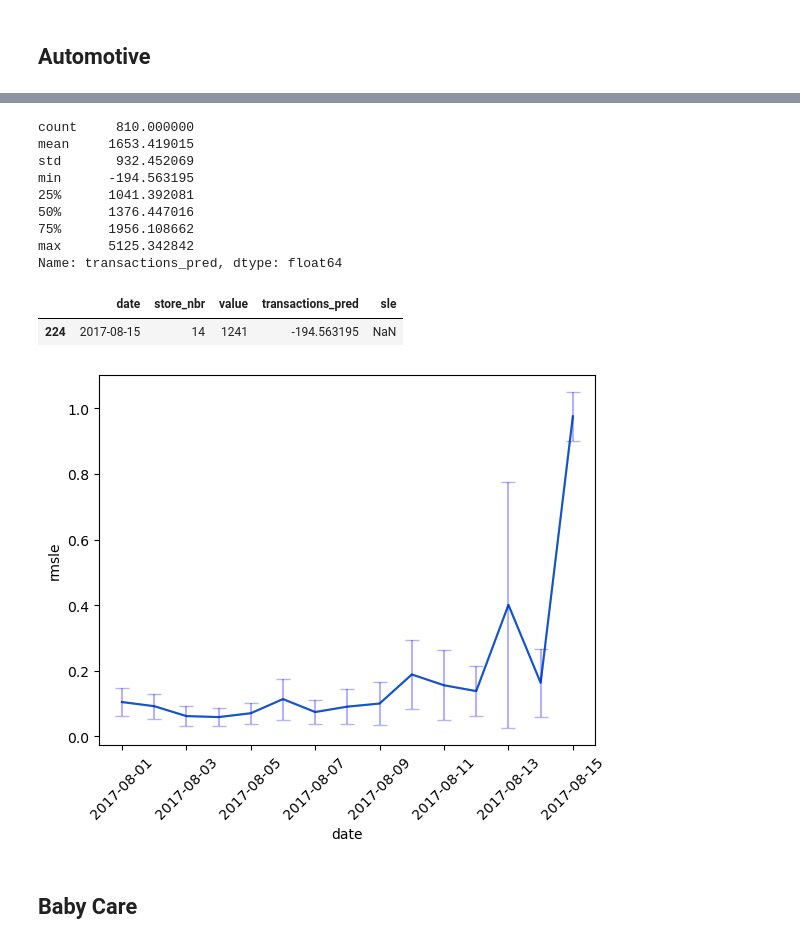
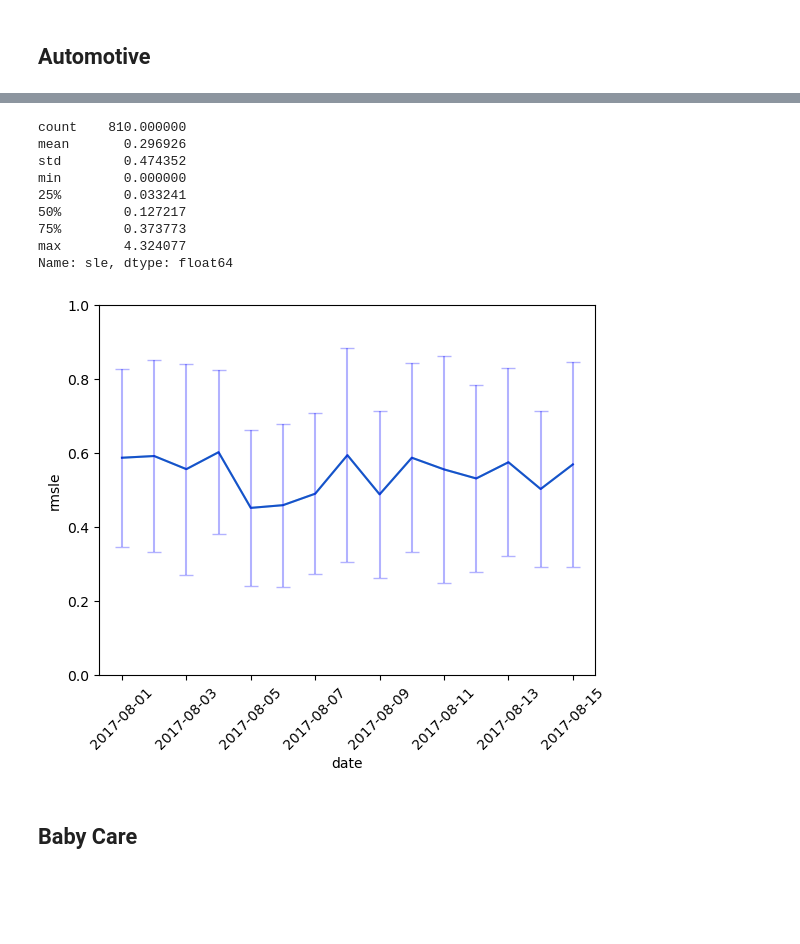
Before and after one commit to flylight-max/Time_Series_forecasting, a Jupyter notebook: sales_pred_item/performance.ipynb, the cells around one changed output, grey strips where cells are left out. Cells and saved outputs as stored; diff of their text form; code cells hidden in the pictures; blank space fills up the shorter version.

Commit message:
Better but need to understand why neg values

```diff
--- a/sales_pred_item/performance.ipynb
+++ b/sales_pred_item/performance.ipynb
@@ -31 +31,3 @@ auto_pred
 810 rows × 4 columns
+# %%
+auto_pred["prediction"] = auto_pred["prediction"].astype("int")
@@ -87,30 +166,23 @@ memory usage: 25.4 KB
 # %%
 n_stores = len(auto_pred["store_nbr"].unique())
-auto_pred["sle"] = (np.log(auto_pred["transactions_pred"] + 1) - np.log(auto_pred["value"] + 1)) ** 2
+auto_pred["sle"] = (np.log(auto_pred["value"] + 1) - np.log(auto_pred["prediction"] + 1)) ** 2
 # %%
-auto_pred["transactions_pred"].describe()
+auto_pred["sle"].describe()
 # %% [output]
-count     810.000000
-mean     1653.419015
-std       932.452069
-min      -194.563195
-25%      1041.392081
-50%      1376.447016
-75%      1956.108662
-max      5125.342842
-Name: transactions_pred, dtype: float64
+count    810.000000
+mean       0.296926
+std        0.474352
+min        0.000000
+25%        0.033241
+50%        0.127217
+75%        0.373773
+max        4.324077
+Name: sle, dtype: float64
-# %%
-auto_pred.loc[auto_pred["transactions_pred"] == auto_pred["transactions_pred"].min()]
-# %% [output]
-|  | date | store_nbr | value | transactions_pred | sle |
-| 224 | 2017-08-15 | 14 | 1241 | -194.563195 | NaN |
-# %%
-auto_pred.loc[auto_pred["transactions_pred"] < 0, "transactions_pred"] = 0
 # %%
-dates_list = list(auto_pred["date"].unique())
 auto_metrics = {"date":[], "rmsle":[], "sem":[]}
-for date in dates_list:
-    df = auto_pred.loc[auto_pred["date"] == date, ["value","transactions_pred","sle"]].copy()
+date_list = list(auto_pred["date"].unique())
+for date in date_list:
+    df = auto_pred.loc[auto_pred["date"] == date].copy()
     auto_metrics["date"].append(date)
-    auto_metrics["rmsle"].append(rmsle(df["value"],df["transactions_pred"]))
-    auto_metrics["sem"].append(np.sqrt(df["sle"].std()/np.sqrt(n_stores)))
+    auto_metrics["rmsle"].append(rmsle(df["value"],df["prediction"]))
+    auto_metrics["sem"].append(np.sqrt(df["sle"].std()/np.sqrt(len(df))))
@@ -117,10 +206,11 @@ for date in dates_list:
 # %%
 sns.lineplot(x="date",y="rmsle", data=auto_metrics)
 plt.errorbar(x=auto_metrics["date"], y=auto_metrics["rmsle"], \
              yerr=auto_metrics["sem"], color="blue", alpha=0.3, capsize=5)
+plt.ylim(0,1)
 plt.xticks(rotation=45)
 plt.show()
 # %% [output]
-[figure, old version]
+[figure, new version]
 # %%
 def rmsle_item(df):
```
Also changed, not shown: parts of 23 cells of this notebook, 2 other files.
